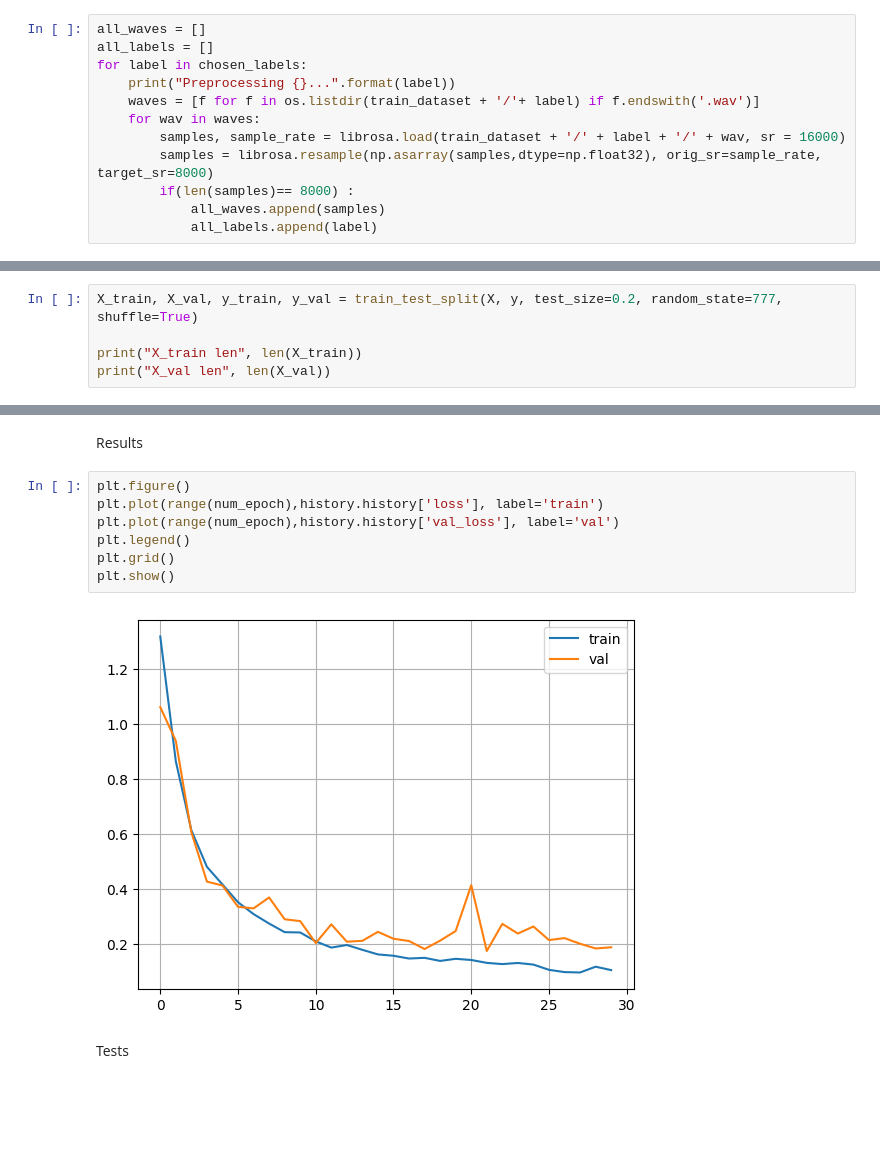
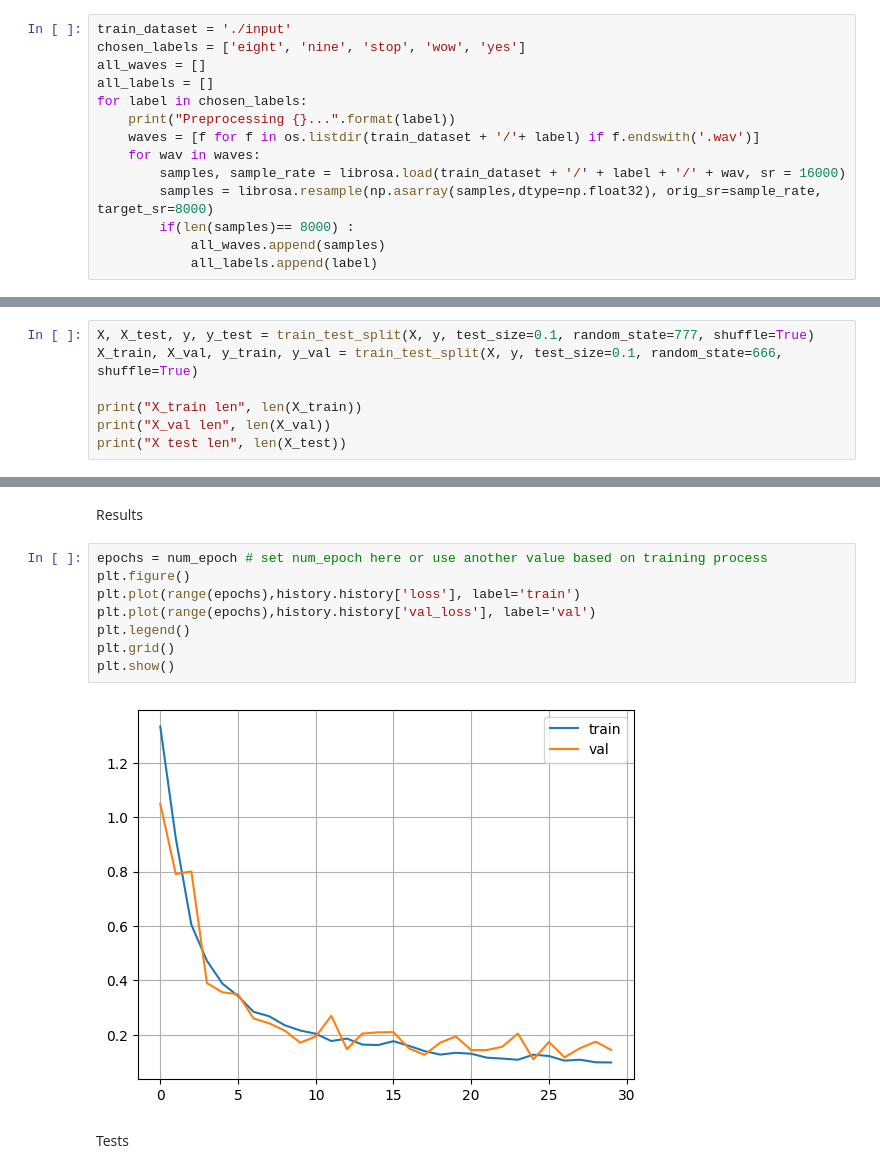
Before and after one commit to TMarszalek129/SpeechRecognition, a Jupyter notebook: SpeechRec.ipynb, the cells around one changed output, grey strips where cells are left out. Saved outputs shown, nothing was run; the diff lists cells and outputs as text; blank space fills up the shorter version.

```diff
--- a/SpeechRec.ipynb
+++ b/SpeechRec.ipynb
@@ -39,6 +40,8 @@ print(chosen_labels)
 # %% [output]
 ['marvin' 'five' 'bed' 'stop' 'sheila']
 # %%
+train_dataset = './input'
+chosen_labels = ['eight', 'nine', 'stop', 'wow', 'yes']
 all_waves = []
 all_labels = []
 for label in chosen_labels:
@@ -71,8 +74,10 @@ print(y.shape)
 (10141, 8000, 1)
 (10141, 5)
 # %%
-X_train, X_val, y_train, y_val = train_test_split(X, y, test_size=0.2, random_state=777, shuffle=True)
+X, X_test, y, y_test = train_test_split(X, y, test_size=0.1, random_state=777, shuffle=True)
+X_train, X_val, y_train, y_val = train_test_split(X, y, test_size=0.1, random_state=666, shuffle=True)
 
 print("X_train len", len(X_train))
 print("X_val len", len(X_val))
+print("X test len", len(X_test))
 # %% [output]
@@ -180,14 +190,15 @@ Epoch 30: val_accuracy did not improve from 0.94283
 # %% [markdown]
 Results
 # %%
+epochs = num_epoch # set num_epoch here or use another value based on training process
 plt.figure()
-plt.plot(range(num_epoch),history.history['loss'], label='train')
-plt.plot(range(num_epoch),history.history['val_loss'], label='val')
+plt.plot(range(epochs),history.history['loss'], label='train')
+plt.plot(range(epochs),history.history['val_loss'], label='val')
 plt.legend()
 plt.grid()
 plt.show()
 # %% [output]
-[figure, old version]
+[figure, new version]
 # %% [markdown]
 Tests
 # %%
```
Also changed, not shown: parts of 133 cells of this notebook.
